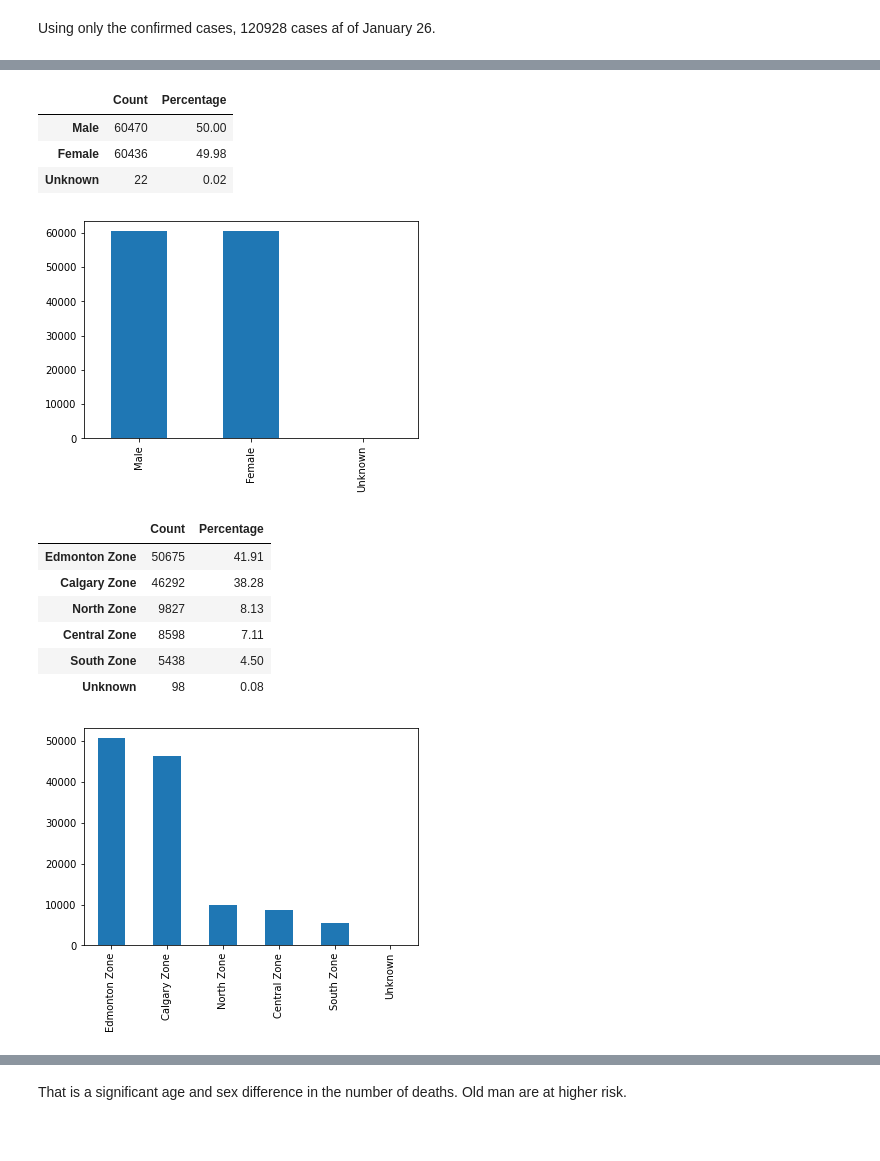
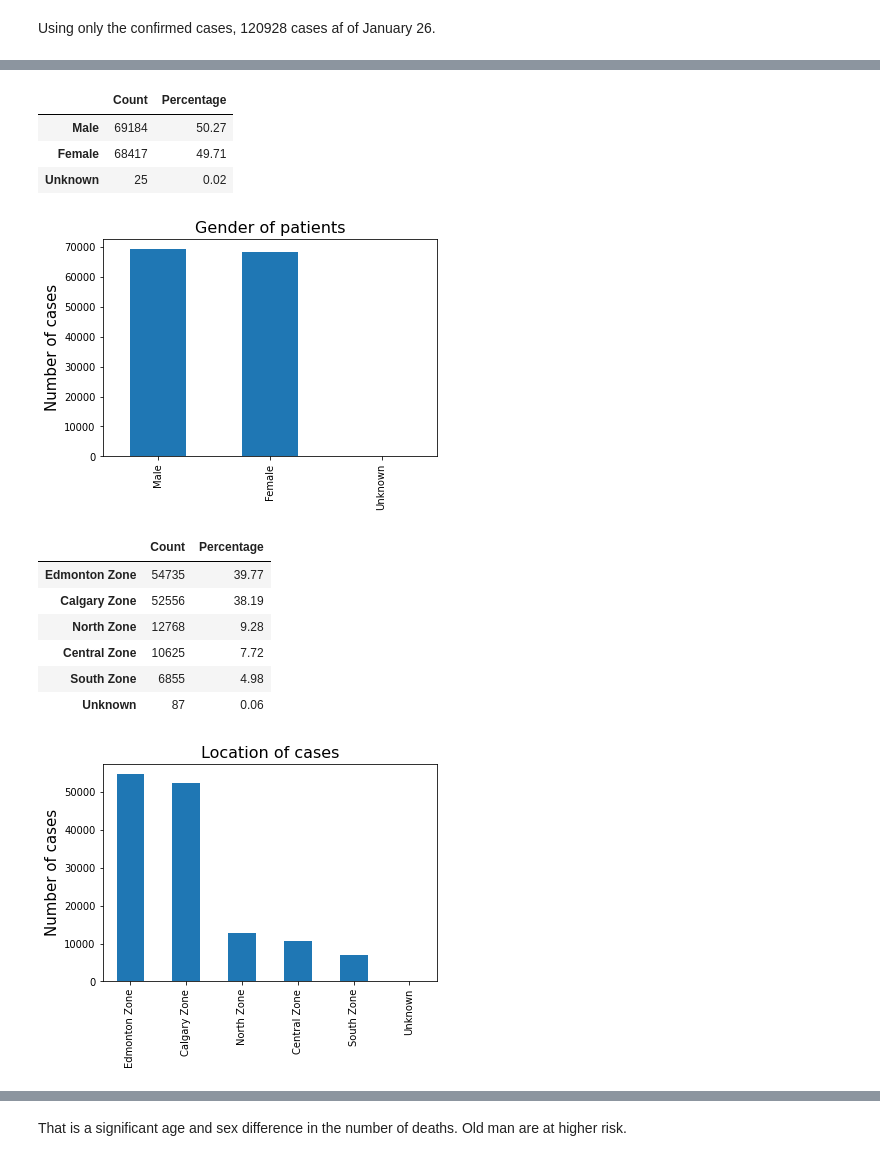
Before and after one commit to ccontrer/20-08Covid19Physiology, a Jupyter notebook: python/03 COVID-19 Alberta.ipynb, the cells around one changed output, grey strips where cells are left out. Cells and saved outputs as stored; diff of their text form; code cells hidden in the pictures.

```diff
--- a/python/03 COVID-19 Alberta.ipynb
+++ b/python/03 COVID-19 Alberta.ipynb
@@ -143,23 +139,27 @@ pd.DataFrame({'Count':temp, 'Percentage':(temp/len(df)*100).round(2)})
 # %%
 temp = df['Gender'].value_counts()
 temp.plot.bar()
+plt.ylabel("Number of cases", fontsize=15)
+plt.title("Gender of patients", fontsize=16)
 pd.DataFrame({'Count':temp, 'Percentage':(temp/len(df)*100).round(2)})
 # %% [output]
 |  | Count | Percentage |
-| Male | 60470 | 50.00 |
-| Female | 60436 | 49.98 |
-| Unknown | 22 | 0.02 |
+| Male | 69184 | 50.27 |
+| Female | 68417 | 49.71 |
+| Unknown | 25 | 0.02 |
-[figure, old version]
+[figure, new version]
 # %%
 temp = df['Alberta Health Services Zone'].value_counts()
 temp.plot.bar()
+plt.ylabel("Number of cases", fontsize=15)
+plt.title("Location of cases", fontsize=16)
 pd.DataFrame({'Count':temp, 'Percentage':(temp/len(df)*100).round(2)})
 # %% [output]
 |  | Count | Percentage |
-| Edmonton Zone | 50675 | 41.91 |
-| Calgary Zone | 46292 | 38.28 |
-| North Zone | 9827 | 8.13 |
-| Central Zone | 8598 | 7.11 |
-| South Zone | 5438 | 4.50 |
-| Unknown | 98 | 0.08 |
+| Edmonton Zone | 54735 | 39.77 |
+| Calgary Zone | 52556 | 38.19 |
+| North Zone | 12768 | 9.28 |
+| Central Zone | 10625 | 7.72 |
+| South Zone | 6855 | 4.98 |
+| Unknown | 87 | 0.06 |
-[figure, old version]
+[figure, new version]
```
Also changed, not shown: parts of 34 cells of this notebook, 6 other files.
